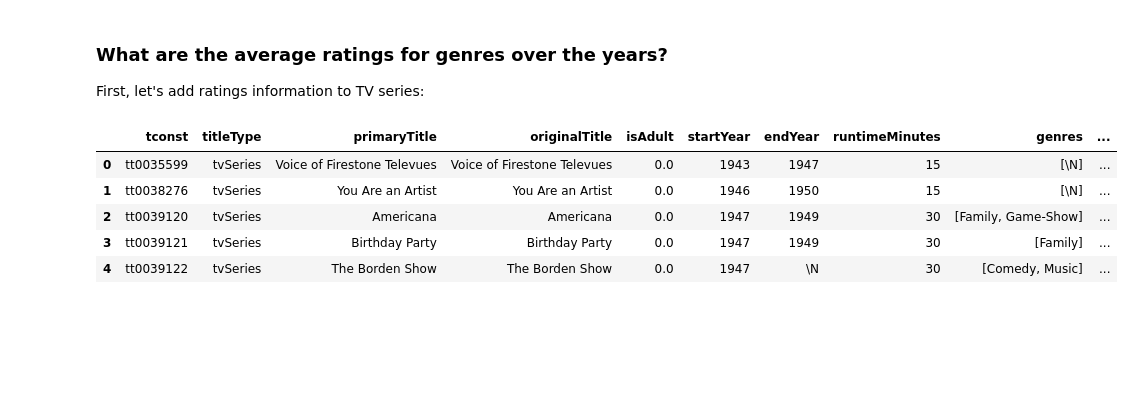
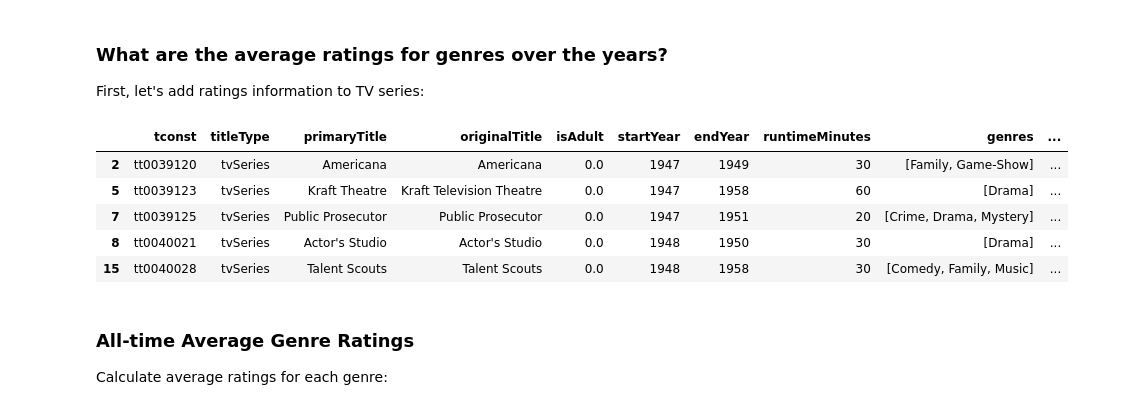
Before and after one commit to shuaibiyy/imdb, a Jupyter notebook: imdb.ipynb, the cells around one changed output. Saved outputs shown, nothing was run; the diff lists cells and outputs as text; code cells hidden in the pictures; blank space fills up the shorter version.

```diff
--- a/imdb.ipynb
+++ b/imdb.ipynb
@@ -78,8 +78,8 @@ series.head()
 # %% [markdown]
 Get all the unique genres the TV series belong to:
 # %%
-genres_with_dupes = series['genres'].map(lambda x: x.split(','))
-genres_with_dupes_list = [y for x in genres_with_dupes for y in x if y != '\\N']
+genres_with_dupes = series['genres'].map(lambda x: [] if x == '\\N' else x.split(','))
+genres_with_dupes_list = [y for x in genres_with_dupes for y in x]
 genres = list(set(genres_with_dupes_list))
 genres
 # %% [output]
@@ -240,11 +238,17 @@ plot_genre('Talk-Show')
 First, let's add ratings information to TV series:
 # %%
 series_with_ratings = pd.merge(series, ratings, how='outer', on=['tconst'])
+# Drop rows that do not have a genre or rating
+series_with_ratings = series_with_ratings.dropna(subset=['genres', 'averageRating'], how='any')
 series_with_ratings.head()
 # %% [output]
 |  | tconst | titleType | primaryTitle | originalTitle | isAdult | startYear | endYear | runtimeMinutes | genres | ... |
-| 0 | tt0035599 | tvSeries | Voice of Firestone Televues | Voice of Firestone Televues | 0.0 | 1943 | 1947 | 15 | [\N] | ... |
-| 1 | tt0038276 | tvSeries | You Are an Artist | You Are an Artist | 0.0 | 1946 | 1950 | 15 | [\N] | ... |
 | 2 | tt0039120 | tvSeries | Americana | Americana | 0.0 | 1947 | 1949 | 30 | [Family, Game-Show] | ... |
-| 3 | tt0039121 | tvSeries | Birthday Party | Birthday Party | 0.0 | 1947 | 1949 | 30 | [Family] | ... |
-| 4 | tt0039122 | tvSeries | The Borden Show | The Borden Show | 0.0 | 1947 | \N | 30 | [Comedy, Music] | ... |
+| 5 | tt0039123 | tvSeries | Kraft Theatre | Kraft Television Theatre | 0.0 | 1947 | 1958 | 60 | [Drama] | ... |
+| 7 | tt0039125 | tvSeries | Public Prosecutor | Public Prosecutor | 0.0 | 1947 | 1951 | 20 | [Crime, Drama, Mystery] | ... |
+| 8 | tt0040021 | tvSeries | Actor's Studio | Actor's Studio | 0.0 | 1948 | 1950 | 30 | [Drama] | ... |
+| 15 | tt0040028 | tvSeries | Talent Scouts | Talent Scouts | 0.0 | 1948 | 1958 | 30 | [Comedy, Family, Music] | ... |
+# %% [markdown]
+### All-time Average Genre Ratings
+
+Calculate average ratings for each genre:
```
Also changed, not shown: parts of 4 cells of this notebook.
